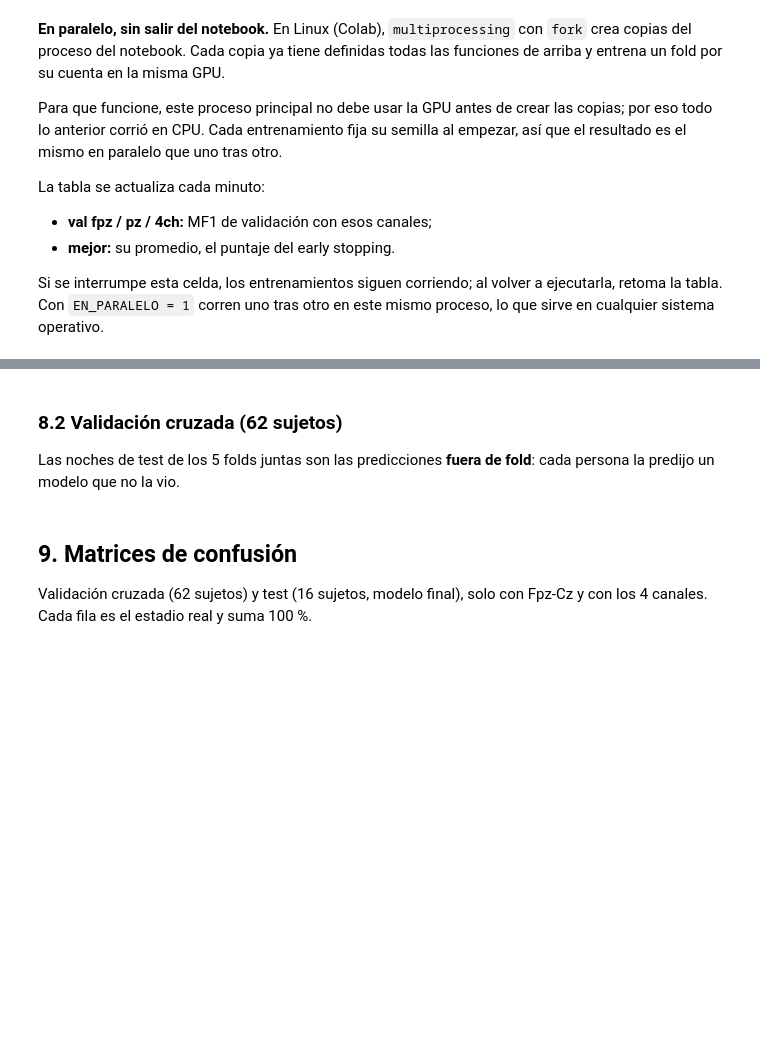
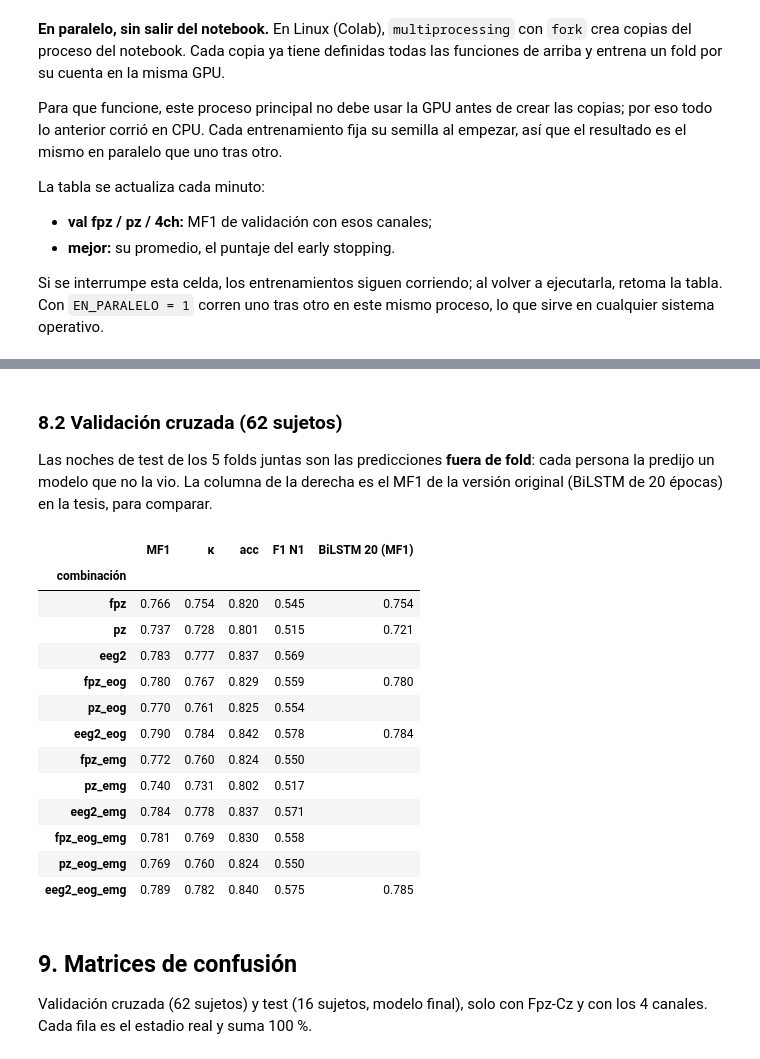
Before and after one commit to juancasas1996/MAIA_Trabajo_de_Grado_DeepSleep_Stacking, a Jupyter notebook: paso_2_deep_model/paso_2_deep_model.ipynb, the cells around one changed output, grey strips where cells are left out. Drawn from its saved outputs; the diff is of its cells as text; code cells hidden in the pictures; blank space fills up the shorter version.

```diff
--- a/paso_2_deep_model/paso_2_deep_model.ipynb
+++ b/paso_2_deep_model/paso_2_deep_model.ipynb
@@ -376,15 +426,18 @@ Pasos:
 # %%
 class ModeloB(nn.Module):
-    def __init__(self, d=128, hidden=128, n_classes=5, dropout=0.3):
+    def __init__(self, d=128, n_classes=5, dropout=0.3, seq_layers=2, seq_heads=4, seq_ff=256, seq_dropout=0.1,
+                 max_len=512):
         super().__init__()
         self.d = d
         self.encoder = EpochEncoder()
         self.channel_emb = nn.Parameter(torch.zeros(3, d))          # un vector por canal (fpz, pz, eog)
         self.emg = nn.Sequential(nn.Linear(30, 64), nn.GELU(), nn.Linear(64, d))
         self.fuse = nn.Linear(d + 4, d)
-        self.lstm = nn.LSTM(d, hidden, batch_first=True, bidirectional=True)
         self.dropout = nn.Dropout(dropout)
-        self.out = nn.Linear(2 * hidden, n_classes)
+        self.register_buffer("seq_pe", positional_encoding(max_len, d))   # posición de la época en el trozo
+        self.seq_layers = nn.ModuleList([PreNormLayer(d, seq_heads, seq_ff, seq_dropout) for _ in range(seq_layers)])
+        self.seq_norm = nn.LayerNorm(d)
+        self.out = nn.Linear(d, n_classes)
 
     def forward(self, sig, emg, mask):
         b, length = sig.shape[:2]
@@ -400,12 +453,14 @@ class ModeloB(nn.Module):
         m = mask.float()[:, None, :, None]
         pooled = (feats * m).sum(2) / m.sum(2).clamp(min=1.0)              # promedio de los presentes
         h = self.fuse(torch.cat([pooled, mask.float()[:, None, :].expand(b, length, 4)], -1))
-        h, _ = self.lstm(self.dropout(F.gelu(h)))
-        return self.out(self.dropout(h))
+        h = self.dropout(F.gelu(h)) + self.seq_pe[:length]
+        for layer in self.seq_layers:   # cada época mira a todas las del trozo
+            h, _ = layer(h)
+        return self.out(self.dropout(self.seq_norm(h)))
 
 
 modelo = ModeloB().eval()
-L = 20
+L = 80
 sig = torch.from_numpy(np.stack([ejemplo[k][e:e + L] for k in ("fpz", "pz", "eog")], 1).astype(np.float32))[None]
 emg = torch.from_numpy(ejemplo["emg"][e:e + L])[None]
 mask = torch.tensor([mascara("fpz_eog")])
@@ -420,8 +478,8 @@ print("parámetros:", f"{sum(p.numel() for p in modelo.parameters() if p.require
 
 Las noches se cargan una sola vez en la memoria del dispositivo (la señal en float16).
 # %%
-HP = dict(seq_len=20, batch=8, lr=3e-4, weight_decay=1e-4, max_epochs=100, min_epochs=40, patience=15, clip=1.0,
-          ema=0.999, alpha=0.44, stride=10)
+HP = dict(seq_len=80, batch=2, lr=3e-4, weight_decay=1e-4, max_epochs=100, min_epochs=40, patience=15, clip=1.0,
+          ema=0.999, alpha=0.44, stride=40)
 SAMPLE_WEIGHT = {c: (2.0 if c in ("fpz", "pz") else 1.0) for c in CONFIGS}
 VAL_CONFIGS = ("fpz", "pz", "eeg2_eog_emg")
 
@@ -499,7 +559,7 @@ def _amp(device):
 
 
 @torch.no_grad()
-def predict_night(model, nd, i, cfg, device, L=None, stride=None, batch=64):
+def predict_night(model, nd, i, cfg, device, L=None, stride=None, batch=16):
     """Probabilidades (n, 5) de la noche i con la combinación cfg (ver sección 6)."""
     model.eval()
     L, stride = L or HP["seq_len"], stride or HP["stride"]
@@ -746,37 +826,52 @@ pd.DataFrame(filas).set_index("entrenamiento")
 # %% [markdown]
 ### 8.2 Validación cruzada (62 sujetos)
 
-Las noches de test de los 5 folds juntas son las predicciones **fuera de fold**: cada persona la predijo un modelo que no la vio.
+Las noches de test de los 5 folds juntas son las predicciones **fuera de fold**: cada persona la predijo un modelo que no la vio. La columna de la derecha es el MF1 de la versión original (BiLSTM de 20 épocas) en la tesis, para comparar.
 # %%
 def load_fold_preds(name):
     """combinación -> noche -> (y, probabilidades)"""
     z = np.load(SALIDA / f"{name}.npz")
     out = {}
     for k in z.files:
         if k.startswith(("y__", "pos__")):
             continue
         cfg, n = k.split("__")
         out.setdefault(cfg, {})[n] = (z[f"y__{n}"], z[k])
     return out
 
 
 def metrics_of(preds):
     y = np.concatenate([y for y, _ in preds.values()])
     p = np.concatenate([p.argmax(1) for _, p in preds.values()])
     return compute_metrics(y, p)
 
 
 oof = {c: {} for c in CONFIGS}
 for name in [n for n in NOMBRES if n != "final"]:
     for c, d in load_fold_preds(name).items():
         oof[c].update(d)
 TESIS = {"fpz": 0.754, "pz": 0.721, "fpz_eog": 0.780, "eeg2_eog": 0.784, "eeg2_eog_emg": 0.785}
 filas = []
 for c in CONFIGS:
     m = metrics_of(oof[c])
     filas.append({"combinación": c, "MF1": m["mf1"], "κ": m["kappa"], "acc": m["acc"], "F1 N1": m["f1_N1"],
-                  "tesis (MF1)": TESIS.get(c, "")})
+                  "BiLSTM 20 (MF1)": TESIS.get(c, "")})
 pd.DataFrame(filas).set_index("combinación").style.format(precision=3)
+# %% [output]
+|  | MF1 | κ | acc | F1 N1 | BiLSTM 20 (MF1) |
+| combinación |  |  |  |  |  |
+| fpz | 0.766 | 0.754 | 0.820 | 0.545 | 0.754 |
+| pz | 0.737 | 0.728 | 0.801 | 0.515 | 0.721 |
+| eeg2 | 0.783 | 0.777 | 0.837 | 0.569 |  |
+| fpz_eog | 0.780 | 0.767 | 0.829 | 0.559 | 0.780 |
+| pz_eog | 0.770 | 0.761 | 0.825 | 0.554 |  |
+| eeg2_eog | 0.790 | 0.784 | 0.842 | 0.578 | 0.784 |
+| fpz_emg | 0.772 | 0.760 | 0.824 | 0.550 |  |
+| pz_emg | 0.740 | 0.731 | 0.802 | 0.517 |  |
+| eeg2_emg | 0.784 | 0.778 | 0.837 | 0.571 |  |
+| fpz_eog_emg | 0.781 | 0.769 | 0.830 | 0.558 |  |
+| pz_eog_emg | 0.769 | 0.760 | 0.824 | 0.550 |  |
+| eeg2_eog_emg | 0.789 | 0.782 | 0.840 | 0.575 | 0.785 |
 # %% [markdown]
 ## 9. Matrices de confusión
 
```
Also changed, not shown: parts of 22 cells of this notebook, 2 other files.
